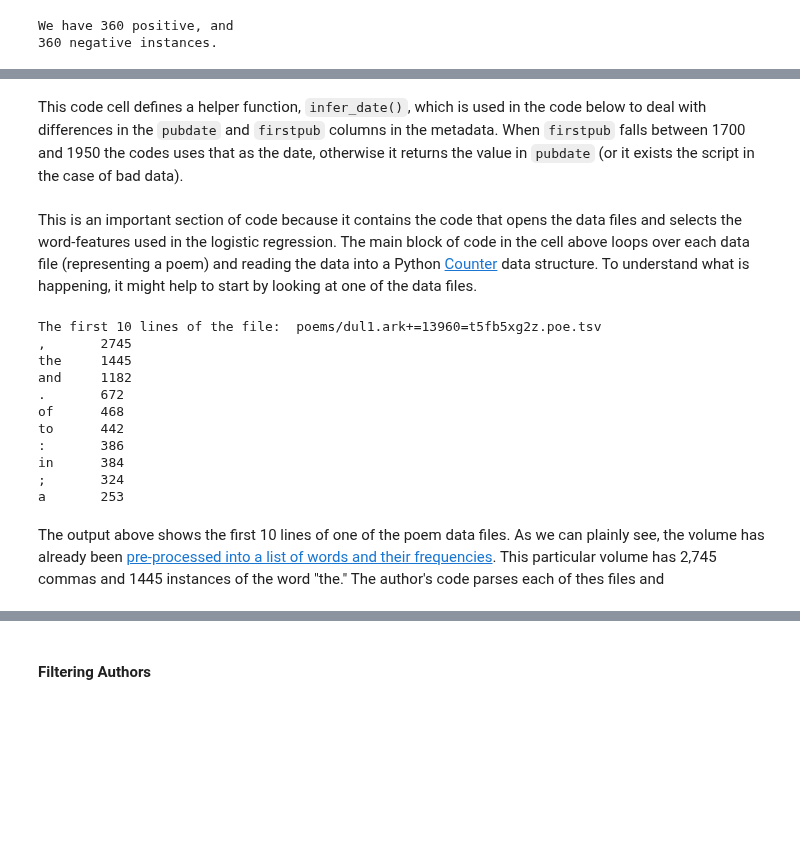
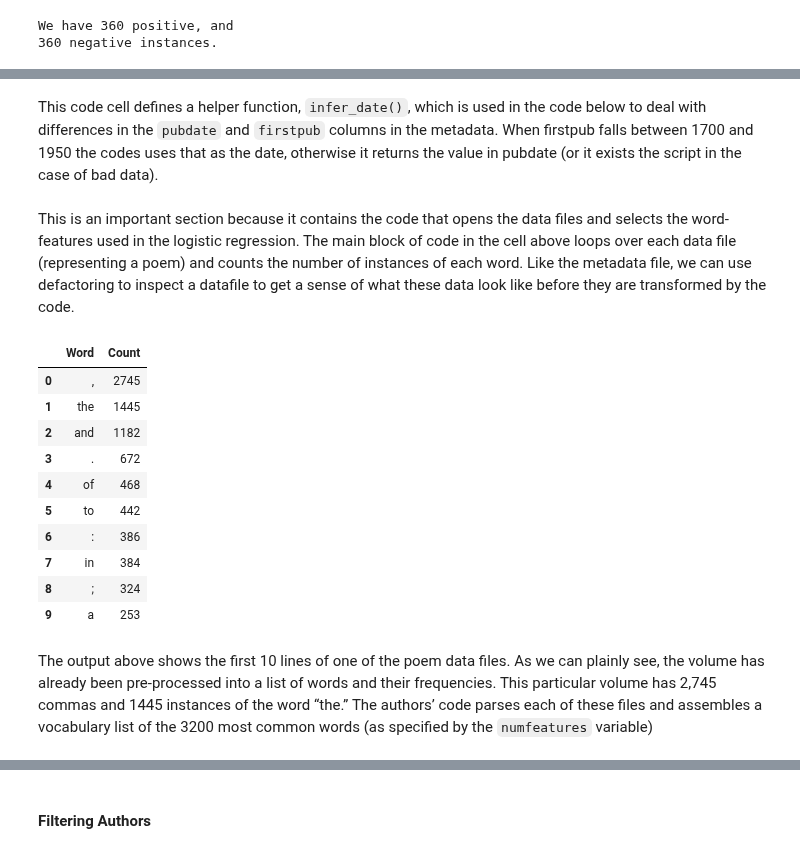
Before and after one commit to interedition/paceofchange, a Jupyter notebook: defactoring-pace-of-change.ipynb, the cells around one changed output, grey strips where cells are left out. Cells and saved outputs as stored; diff of their text form; code cells hidden in the pictures; blank space fills up the shorter version.

```diff
--- a/defactoring-pace-of-change.ipynb
+++ b/defactoring-pace-of-change.ipynb
@@ -557,7 +641,7 @@ def infer_date(metadictentry, datetype):
     else:
         sys.exit(0)
 # %% [markdown]
-This code cell defines a helper function, `infer_date()`, which is used in the code below to deal with differences in the `pubdate` and `firstpub` columns in the metadata. When `firstpub` falls between 1700 and 1950 the codes uses that as the date, otherwise it returns the value in `pubdate` (or it exists the script in the case of bad data).
+This code cell defines a helper function, `infer_date()`, which is used in the code below to deal with differences in the `pubdate` and `firstpub` columns in the metadata. When firstpub falls between 1700 and 1950 the codes uses that as the date, otherwise it returns the value in pubdate (or it exists the script in the case of bad data).
 # %%
 # make a vocabulary list and a volsize dict
 wordcounts = Counter()
@@ -595,25 +679,27 @@ for volid, volpath in zip(volumeIDs, volumepaths):
 
 vocablist = [x[0] for x in wordcounts.most_common(numfeatures)]
 # %% [markdown]
-This is an important section of code because it contains the code that opens the data files and selects the word-features used in the logistic regression. The main block of code in the cell above loops over each data file (representing a poem) and reading the data into a Python [Counter](https://docs.python.org/3.5/library/collections.html#collections.Counter) data structure. To understand what is happening, it might help to start by looking at one of the data files.
+This is an important section because it contains the code that opens the data files and selects the word-features used in the logistic regression. The main block of code in the cell above loops over each data file (representing a poem) and counts the number of instances of each word. Like the metadata file, we can use defactoring to inspect a datafile to get a sense of what these data look like before they are transformed by the code.
-# %%
-### DEFACTORING INSPECTION
-print("The first 10 lines of the file: ", volumepaths[0])
-!head {volumepaths[0]}
-# %% [output]
-The first 10 lines of the file:  poems/dul1.ark+=13960=t5fb5xg2z.poe.tsv
-,       2745
-the     1445
-and     1182
-.       672
-of      468
-to      442
-:       386
-in      384
-;       324
-a       253
+# %%
+### DEFACTORING INSPECTION
+data_file = pd.read_csv(volumepaths[0],
+                        delimiter='\t',
+                        names=["Word", "Count"])
+data_file.head(10)
+# %% [output]
+|  | Word | Count |
+| 0 | , | 2745 |
+| 1 | the | 1445 |
+| 2 | and | 1182 |
+| 3 | . | 672 |
+| 4 | of | 468 |
+| 5 | to | 442 |
+| 6 | : | 386 |
+| 7 | in | 384 |
+| 8 | ; | 324 |
+| 9 | a | 253 |
 # %% [markdown]
-The output above shows the first 10 lines of one of the poem data files. As we can plainly see, the volume has already been [pre-processed into a list of words and their frequencies](https://figshare.com/articles/Understanding_Genre_in_a_Collection_of_a_Million_Volumes_Interim_Report/1281251). This particular volume has 2,745 commas and 1445 instances of the word "the." The author's code parses each of thes files and
+The output above shows the first 10 lines of one of the poem data files. As we can plainly see, the volume has already been pre-processed into a list of words and their frequencies. This particular volume has 2,745 commas and 1445 instances of the word “the.” The authors’ code parses each of these files and assembles a vocabulary list of the 3200 most common words (as specified by the `numfeatures` variable)
 # %%
 ### DEFACTORING INSPECTION
 print("Word      Count")
```
Also changed, not shown: parts of 73 cells of this notebook, 1 other file.
